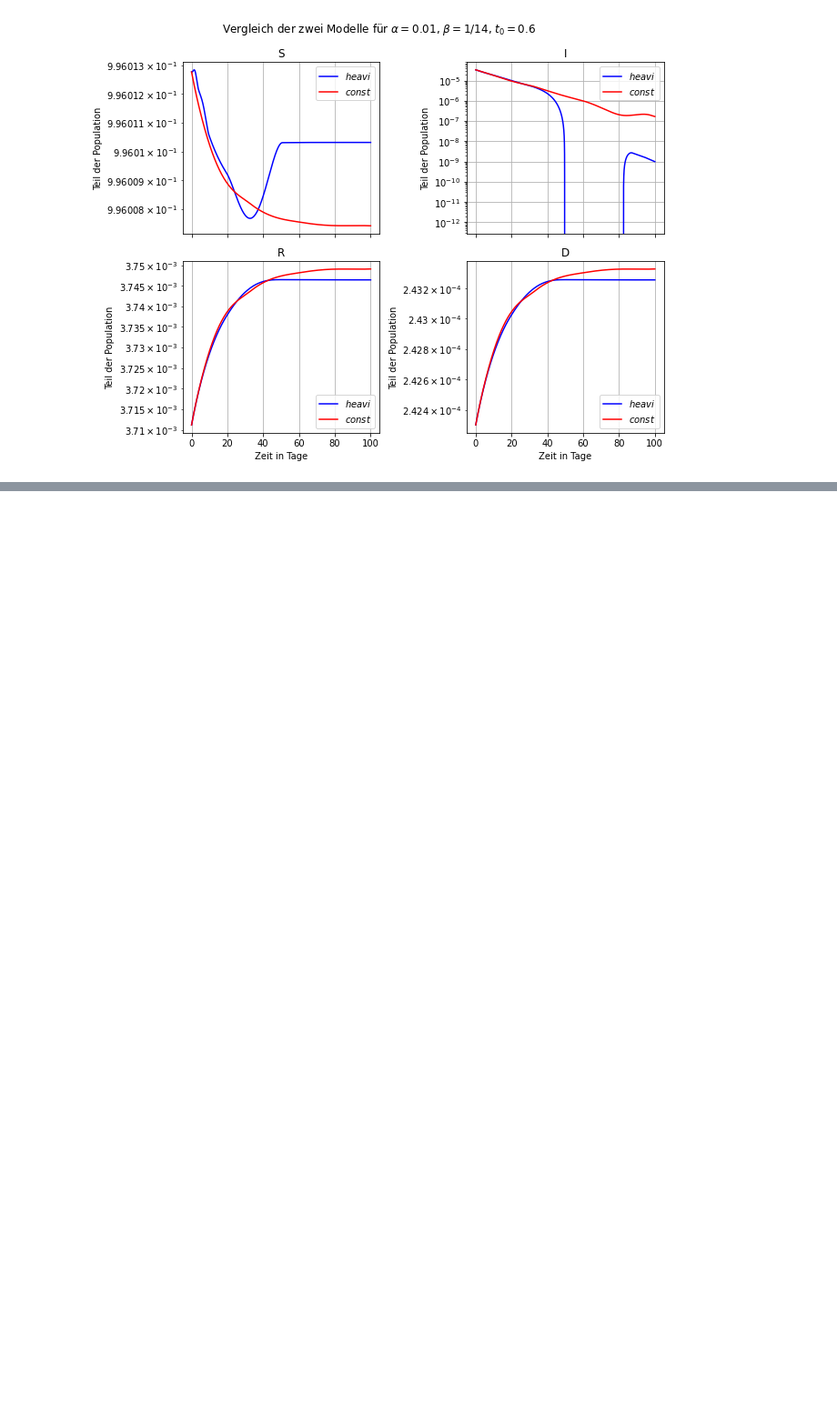
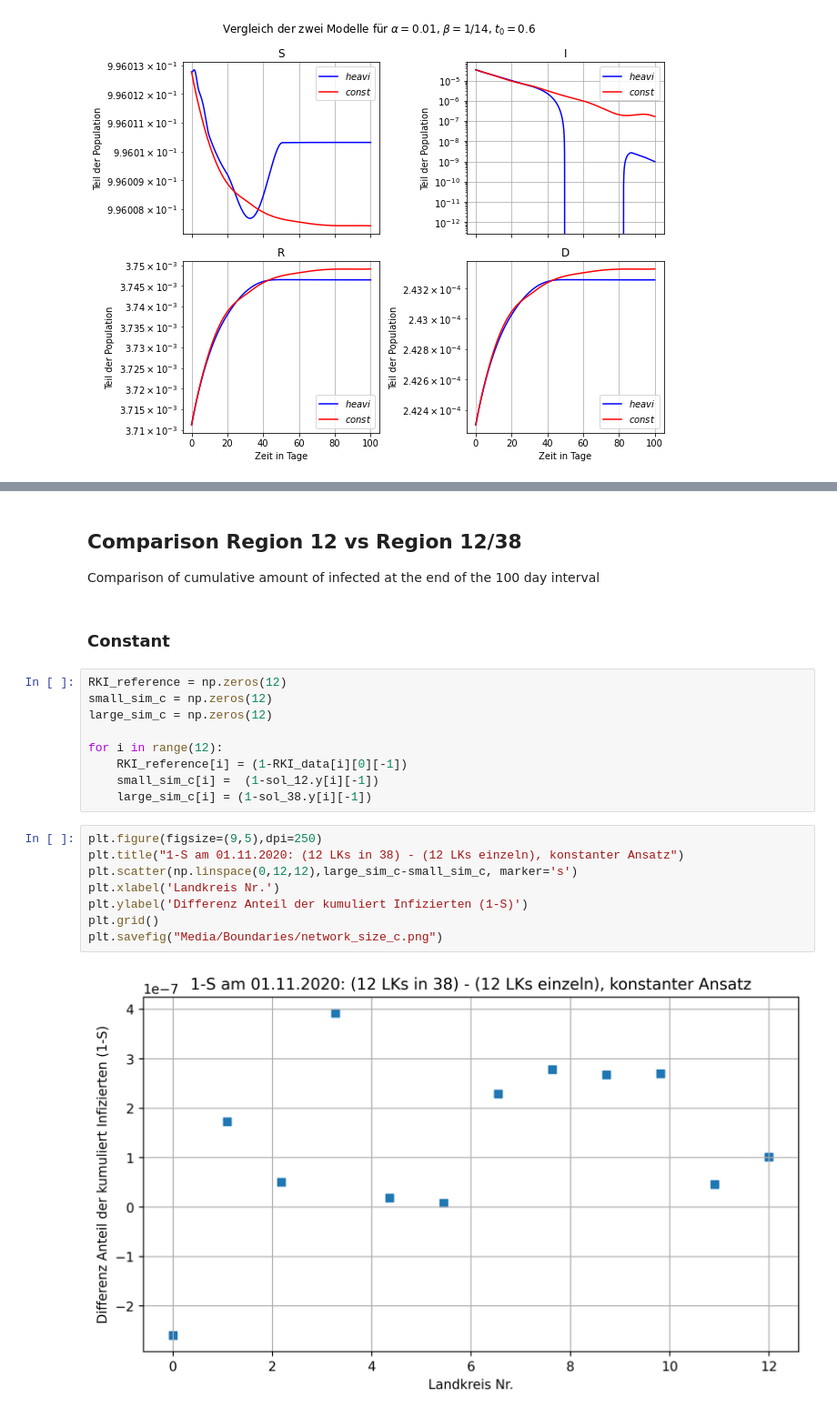
Before and after one commit to torbensun/Modeling-Of-Epidemics-With-Compartmental-And-Network-Models, a Jupyter notebook: Project.ipynb, the cells around one changed output, grey strips where cells are left out. Shown at 91% size. Drawn from its saved outputs; the diff is of its cells as text; blank space fills up the shorter version.

```diff
--- a/Project.ipynb
+++ b/Project.ipynb
@@ -533,0 +644,24 @@ plt.savefig("./Media/Plots/small/small1.pdf", dpi=200)
+# %% [markdown]
+## Comparison Region 12 vs Region 12/38
+Comparison of cumulative amount of infected at the end of the 100 day interval
+# %% [markdown]
+### Constant
+# %%
+RKI_reference = np.zeros(12)
+small_sim_c = np.zeros(12)
+large_sim_c = np.zeros(12)
+
+for i in range(12):
+    RKI_reference[i] = (1-RKI_data[i][0][-1])
+    small_sim_c[i] =  (1-sol_12.y[i][-1])
+    large_sim_c[i] = (1-sol_38.y[i][-1])
+# %%
+plt.figure(figsize=(9,5),dpi=250)
+plt.title("1-S am 01.11.2020: (12 LKs in 38) - (12 LKs einzeln), konstanter Ansatz")
+plt.scatter(np.linspace(0,12,12),large_sim_c-small_sim_c, marker='s')
+plt.xlabel('Landkreis Nr.')
+plt.ylabel('Differenz Anteil der kumuliert Infizierten (1-S)')
+plt.grid()
+plt.savefig("Media/Boundaries/network_size_c.png")
+# %% [output]
+[figure, added]
```
Also changed, not shown: parts of 16 cells of this notebook, 5 other files.
